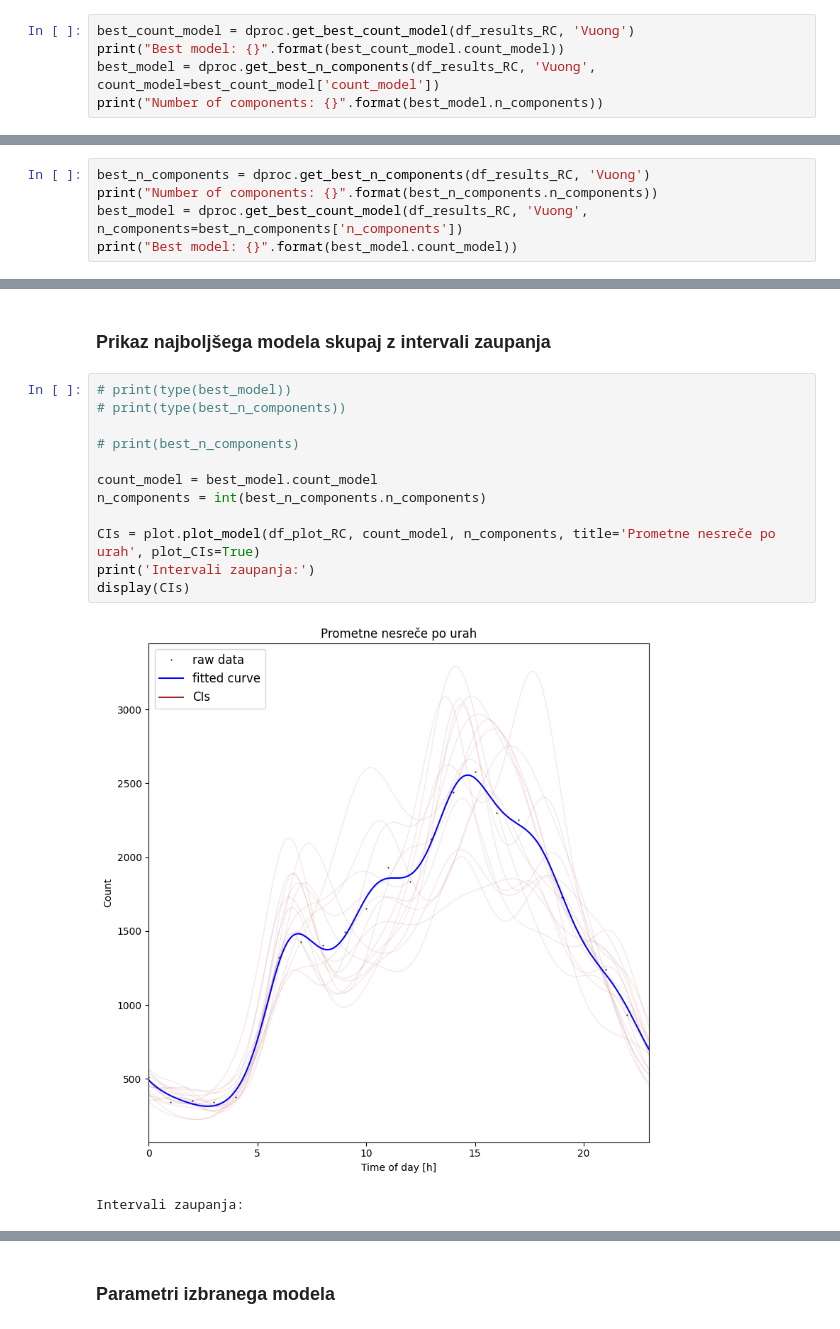
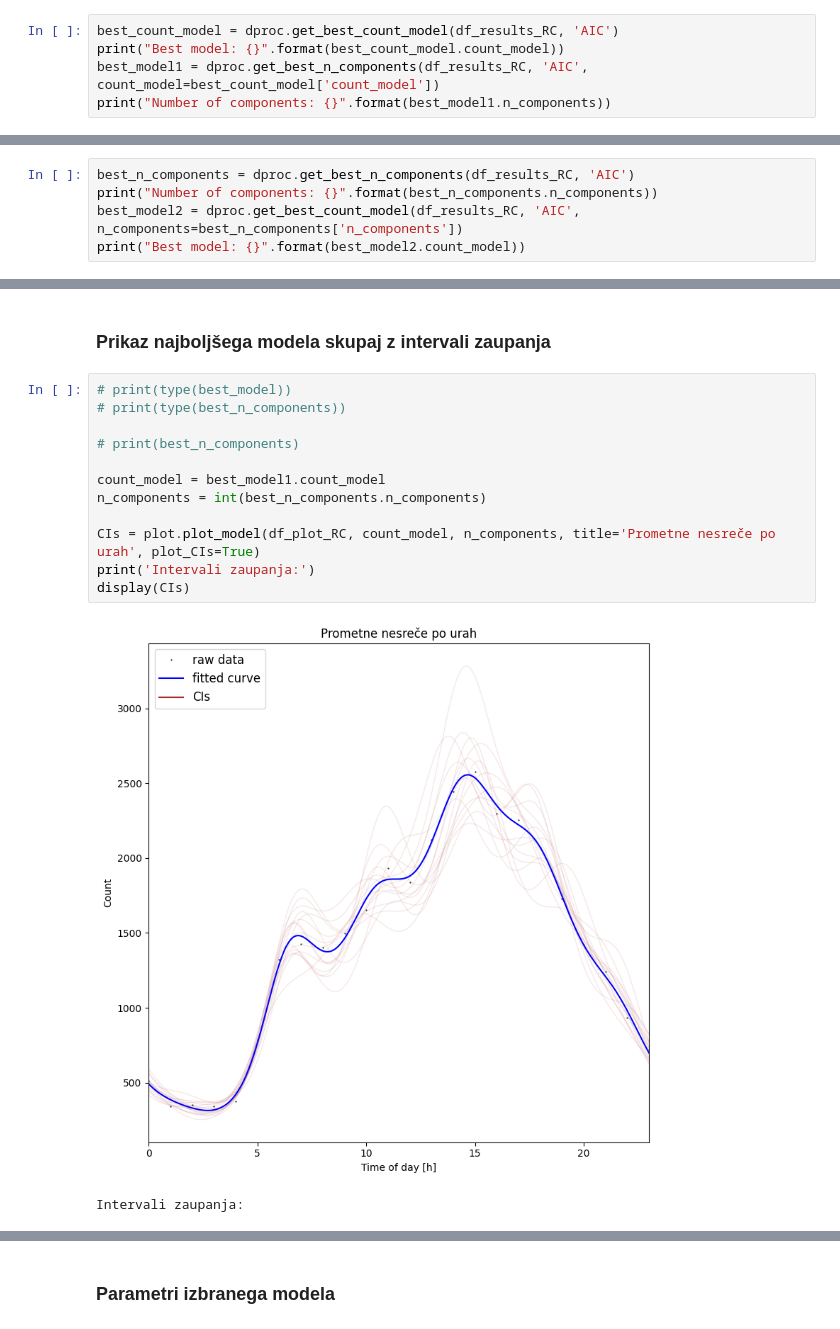
Before and after one commit to hanaskitek/diplomska-git, a Jupyter notebook: 05_kosinor_cez_dan.ipynb, the cells around one changed output, grey strips where cells are left out. Drawn from its saved outputs; the diff is of its cells as text.

```diff
--- a/05_kosinor_cez_dan.ipynb
+++ b/05_kosinor_cez_dan.ipynb
@@ -252,19 +254,19 @@ display(df_results_RC)
 # %% [markdown]
 #### Najprej pogledamo, kateri model je najboljši, nato kolikšno število komponent je najboljše.
 # %%
-best_count_model = dproc.get_best_count_model(df_results_RC, 'Vuong')
+best_count_model = dproc.get_best_count_model(df_results_RC, 'AIC')
 print("Best model: {}".format(best_count_model.count_model))
-best_model = dproc.get_best_n_components(df_results_RC, 'Vuong', count_model=best_count_model['count_model'])
-print("Number of components: {}".format(best_model.n_components))
+best_model1 = dproc.get_best_n_components(df_results_RC, 'AIC', count_model=best_count_model['count_model'])
+print("Number of components: {}".format(best_model1.n_components))
 # %% [output]
 Best model: gen_poisson
 Number of components: 6
 # %% [markdown]
 #### Najprej pogledamo, kolikšno število komponent je najboljše, nato, kateri model je najboljši.
 # %%
-best_n_components = dproc.get_best_n_components(df_results_RC, 'Vuong')
+best_n_components = dproc.get_best_n_components(df_results_RC, 'AIC')
 print("Number of components: {}".format(best_n_components.n_components))
-best_model = dproc.get_best_count_model(df_results_RC, 'Vuong', n_components=best_n_components['n_components'])
-print("Best model: {}".format(best_model.count_model))
+best_model2 = dproc.get_best_count_model(df_results_RC, 'AIC', n_components=best_n_components['n_components'])
+print("Best model: {}".format(best_model2.count_model))
 # %% [output]
 Number of components: 6
@@ -274,16 +276,16 @@ Best model: gen_poisson
 # %%
 # print(type(best_model))
 # print(type(best_n_components))
 
 # print(best_n_components)
 
-count_model = best_model.count_model
+count_model = best_model1.count_model
 n_components = int(best_n_components.n_components)
 
 CIs = plot.plot_model(df_plot_RC, count_model, n_components, title='Prometne nesreče po urah', plot_CIs=True)
 print('Intervali zaupanja:')
 display(CIs)
 # %% [output]
-[figure, old version]
+[figure, new version]
 Intervali zaupanja:
 |  | 0 | 1 |
```
Also changed, not shown: parts of 7 cells of this notebook.
